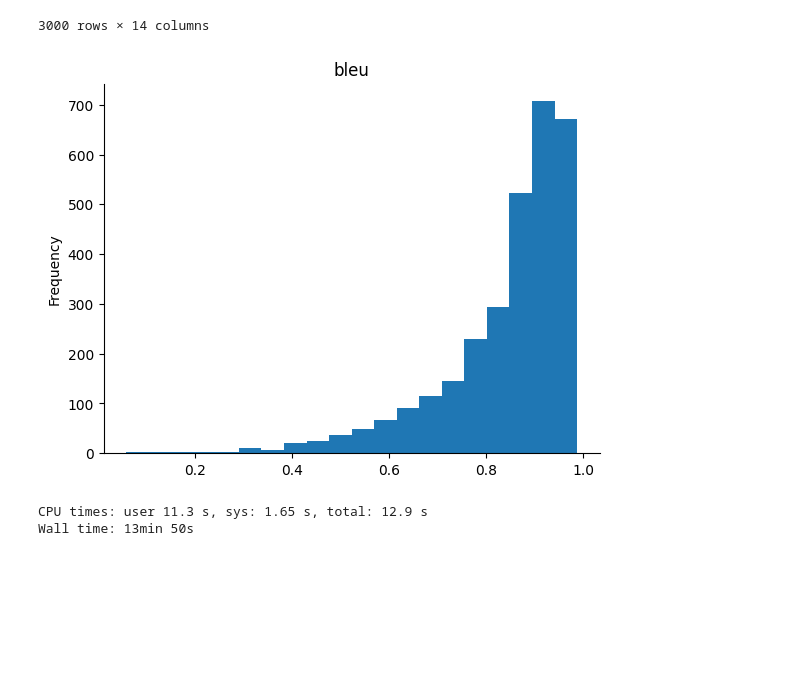
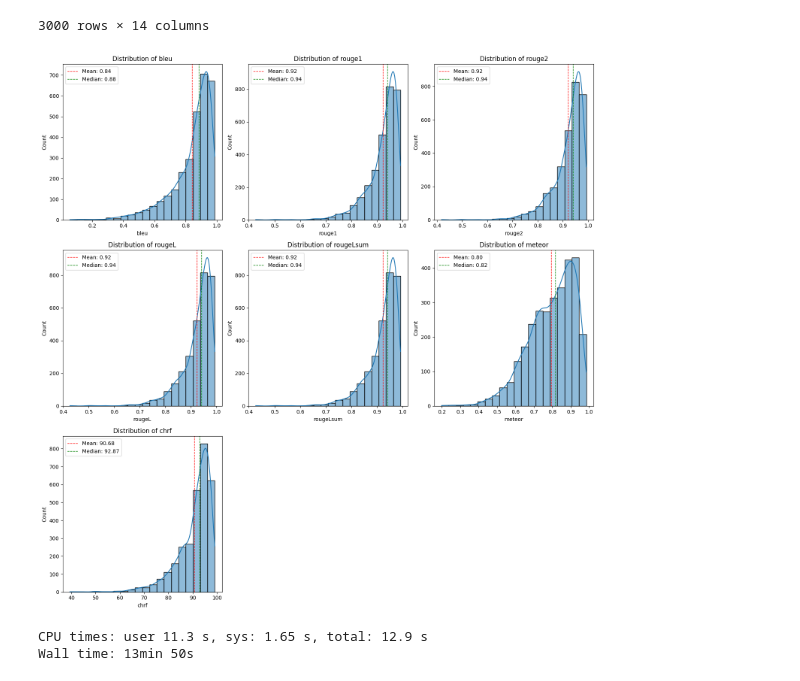
Before and after one commit to guyo13/Form-Lang, a Jupyter notebook: ml/Domain-Specific-Code-Generation-In-FormLang.ipynb, the cells around one changed output. Saved outputs shown, nothing was run; the diff lists cells and outputs as text; code cells hidden in the pictures; blank space fills up the shorter version.

```diff
--- a/ml/Domain-Specific-Code-Generation-In-FormLang.ipynb
+++ b/ml/Domain-Specific-Code-Generation-In-FormLang.ipynb
@@ -919,14 +955,10 @@ Wall time: 11min 12s
 | 2998 | 0.925519 | 1.0 | 1.0 | 0.990741 | 0.990654 | 0.929854 | 0.932203 | ... |
 | 2999 | 0.752128 | 1.0 | 1.0 | 1.000000 | 1.000000 | 0.752128 | 0.778302 | ... |
 3000 rows × 14 columns
-# %%
-# @title bleu
-
-from matplotlib import pyplot as plt
-source_code_results['bleu'].plot(kind='hist', bins=20, title='bleu')
-plt.gca().spines[['top', 'right',]].set_visible(False)
-# %% [output]
-[figure, removed]
+# %%
+plot_score_distributions(source_code_results)
+# %% [output]
+[figure, added]
 # %%
 %%time
 json_ast_results = compute_json_ast_metrics(ds_3k_with_prompts, all_metrics)
```
Also changed, not shown: parts of 8 cells of this notebook.
